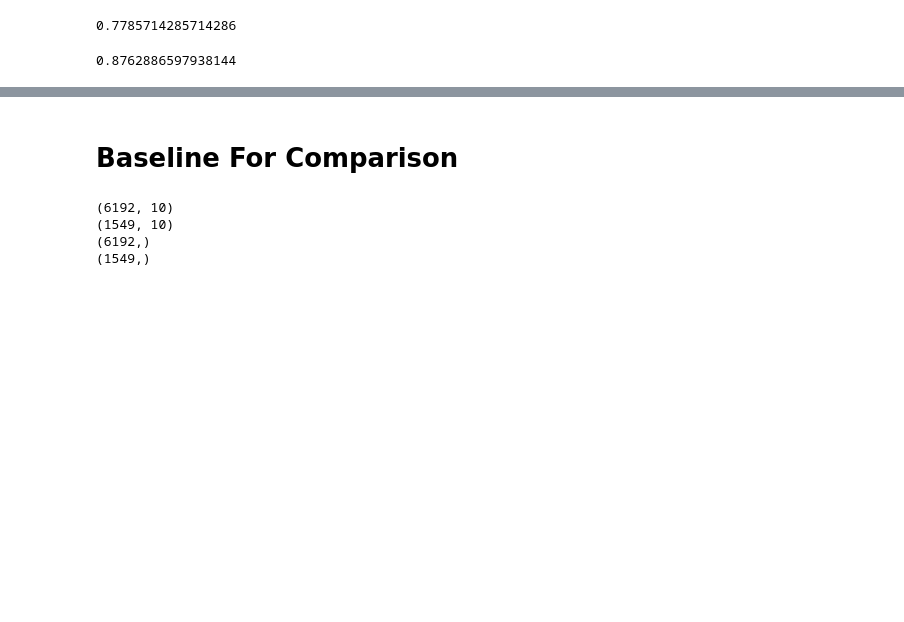
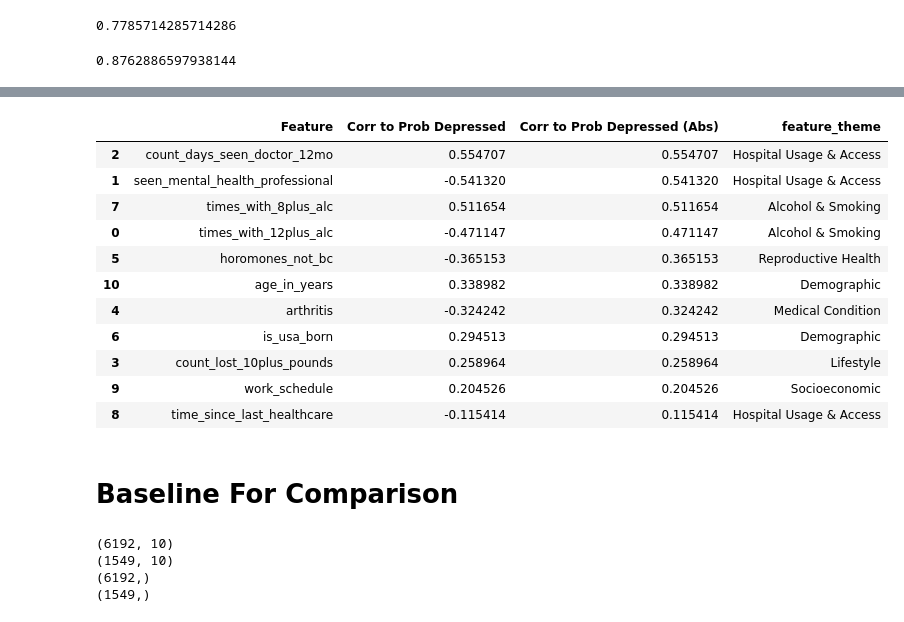
Before and after one commit to orenscarmeli/capstone210-ppd-carmeli_chari_hand_lee, a Jupyter notebook: modeling/survey_model_best.ipynb, the cells around one changed output, grey strips where cells are left out. Saved outputs shown, nothing was run; the diff lists cells and outputs as text; code cells hidden in the pictures; blank space fills up the shorter version.

```diff
--- a/modeling/survey_model_best.ipynb
+++ b/modeling/survey_model_best.ipynb
@@ -2071,3 +2215,45 @@ calc_recall_for_subset(
+# %%
+feat_corr_to_pred_prob = pd.DataFrame(gb_opt9_low_pred_data.corr()['depressed_yes_prob'][model_features_low_opt5]).reset_index()
+feat_corr_to_pred_prob = feat_corr_to_pred_prob.rename(
+    columns={'depressed_yes_prob':'Corr to Prob Depressed',
+             'index':'Feature'}
+)
+feat_corr_to_pred_prob['Corr to Prob Depressed (Abs)'] = abs(feat_corr_to_pred_prob['Corr to Prob Depressed'])
+feat_corr_to_pred_prob = feat_corr_to_pred_prob.sort_values(by='Corr to Prob Depressed (Abs)', ascending=False)
+
+def create_theme_col(value):
+    if value in dep_screener_cols + ['num_dep_screener_0']:
+        return 'Depression Screener'
+    elif value in alcohol_n_smoking_cols:
+        return 'Alcohol & Smoking'
+    elif value in med_condition_cols:
+        return 'Medical Condition'
+    elif value in lifestyle_cols:
+        return 'Lifestyle'
+    elif value in hospital_utilization_n_access_cols:
+        return 'Hospital Usage & Access'
+    elif value in socioeconomic_cols:
+        return 'Socioeconomic'
+    elif value in reproductive_health_cols:
+        return 'Reproductive Health'
+    elif value in demographic_cols:
+        return 'Demographic'
+
+feat_corr_to_pred_prob['feature_theme'] = feat_corr_to_pred_prob['Feature'].map(create_theme_col)
+feat_corr_to_pred_prob
+# %% [output]
+|  | Feature | Corr to Prob Depressed | Corr to Prob Depressed (Abs) | feature_theme |
+| 2 | count_days_seen_doctor_12mo | 0.554707 | 0.554707 | Hospital Usage & Access |
+| 1 | seen_mental_health_professional | -0.541320 | 0.541320 | Hospital Usage & Access |
+| 7 | times_with_8plus_alc | 0.511654 | 0.511654 | Alcohol & Smoking |
+| 0 | times_with_12plus_alc | -0.471147 | 0.471147 | Alcohol & Smoking |
+| 5 | horomones_not_bc | -0.365153 | 0.365153 | Reproductive Health |
+| 10 | age_in_years | 0.338982 | 0.338982 | Demographic |
+| 4 | arthritis | -0.324242 | 0.324242 | Medical Condition |
+| 6 | is_usa_born | 0.294513 | 0.294513 | Demographic |
+| 3 | count_lost_10plus_pounds | 0.258964 | 0.258964 | Lifestyle |
+| 9 | work_schedule | 0.204526 | 0.204526 | Socioeconomic |
+| 8 | time_since_last_healthcare | -0.115414 | 0.115414 | Hospital Usage & Access |
 # %% [markdown]
 # Baseline For Comparison
 # %%
```
Also changed, not shown: parts of 21 cells of this notebook, 1 other file.
